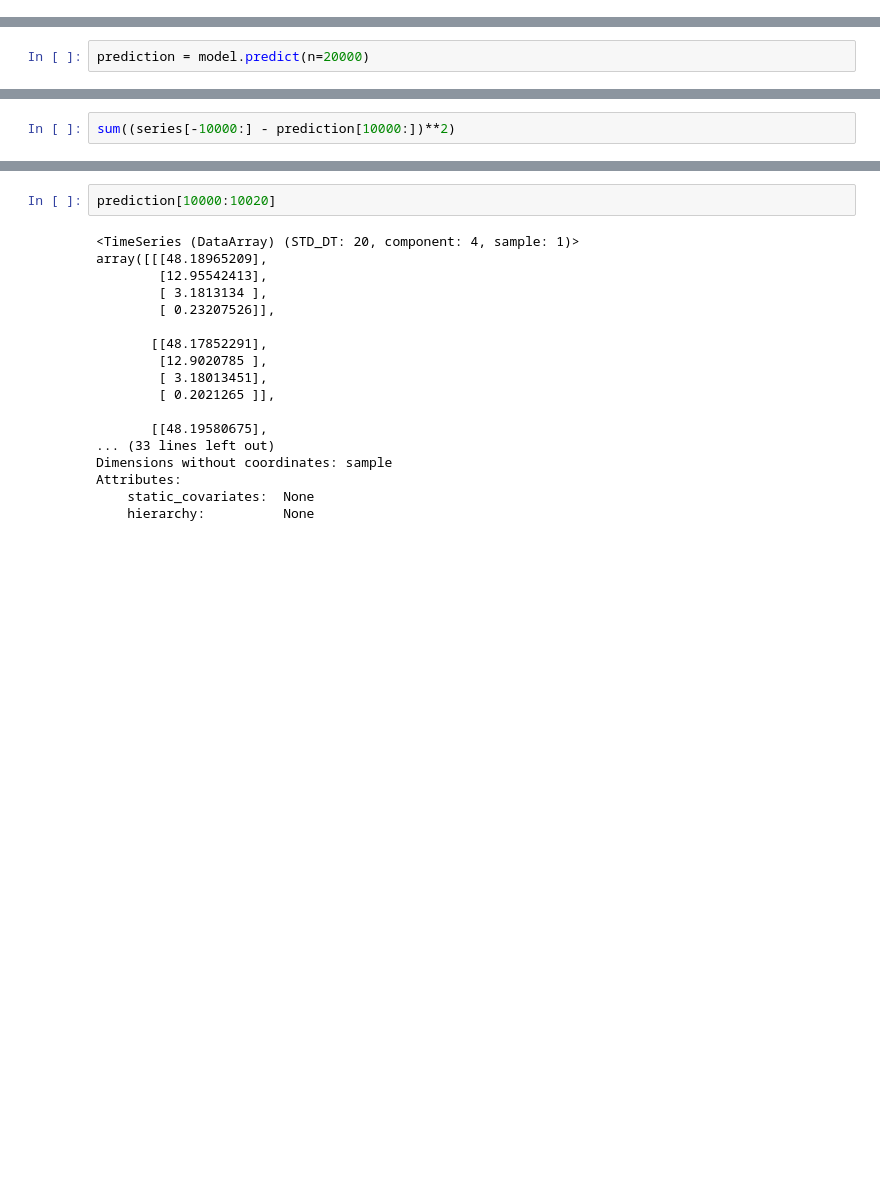
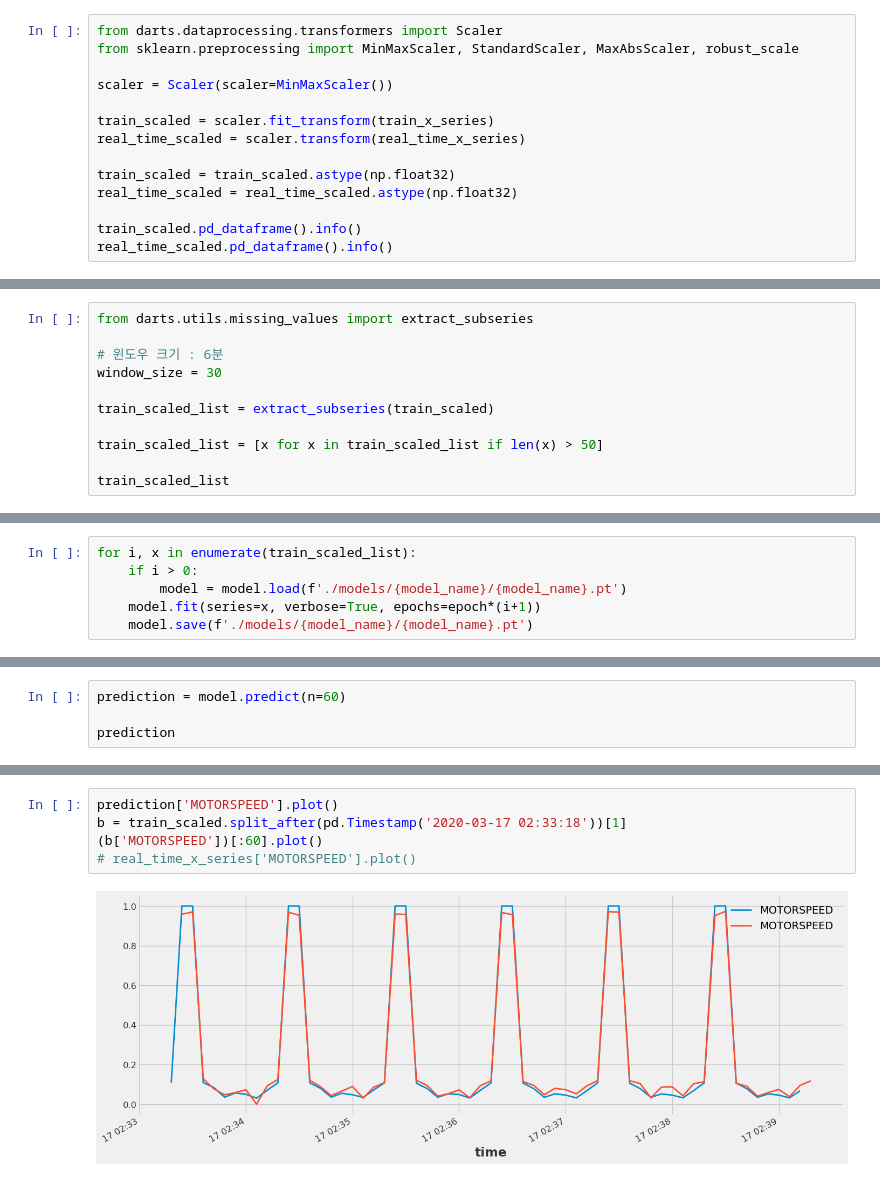
Before and after one commit to san9w9n/KampAI, a Jupyter notebook: test_darts.ipynb, the cells around one changed output, grey strips where cells are left out. Cells and saved outputs as stored; diff of their text form; blank space fills up the shorter version.

Commit message:
feat: train

```diff
--- a/test_darts.ipynb
+++ b/test_darts.ipynb
@@ -79,0 +143,14 @@ train, val = series[:-20000], series[-20000:-10000]
+# %%
+from darts.dataprocessing.transformers import Scaler
+from sklearn.preprocessing import MinMaxScaler, StandardScaler, MaxAbsScaler, robust_scale
+
+scaler = Scaler(scaler=MinMaxScaler())
+
+train_scaled = scaler.fit_transform(train_x_series)
+real_time_scaled = scaler.transform(real_time_x_series)
+
+train_scaled = train_scaled.astype(np.float32)
+real_time_scaled = real_time_scaled.astype(np.float32)
+
+train_scaled.pd_dataframe().info()
+real_time_scaled.pd_dataframe().info()
@@ -79,0 +179,11 @@ train, val = series[:-20000], series[-20000:-10000]
+# %%
+from darts.utils.missing_values import extract_subseries
+
+# 윈도우 크기 : 6분
+window_size = 30
+
+train_scaled_list = extract_subseries(train_scaled)
+
+train_scaled_list = [x for x in train_scaled_list if len(x) > 50]
+
+train_scaled_list
@@ -109,2 +240,6 @@ model.fit(train, epochs=50, val_series=val)
 # %%
-prediction = model.predict(n=20000)
+for i, x in enumerate(train_scaled_list):
+    if i > 0:
+        model = model.load(f'./models/{model_name}/{model_name}.pt')
+    model.fit(series=x, verbose=True, epochs=epoch*(i+1))
+    model.save(f'./models/{model_name}/{model_name}.pt')
@@ -111,2 +266,4 @@ prediction = model.predict(n=20000)
 # %%
-sum((series[-10000:] - prediction[10000:])**2)
+prediction = model.predict(n=60)
+
+prediction
@@ -113,20 +289,7 @@ sum((series[-10000:] - prediction[10000:])**2)
 # %%
-prediction[10000:10020]
+prediction['MOTORSPEED'].plot()
+b = train_scaled.split_after(pd.Timestamp('2020-03-17 02:33:18'))[1]
+(b['MOTORSPEED'])[:60].plot()
+# real_time_x_series['MOTORSPEED'].plot()
 # %% [output]
-<TimeSeries (DataArray) (STD_DT: 20, component: 4, sample: 1)>
-array([[[48.18965209],
-        [12.95542413],
-        [ 3.1813134 ],
-        [ 0.23207526]],
-
-       [[48.17852291],
-        [12.9020785 ],
-        [ 3.18013451],
-        [ 0.2021265 ]],
-
-       [[48.19580675],
-... (33 lines left out)
-Dimensions without coordinates: sample
-Attributes:
-    static_covariates:  None
-    hierarchy:          None
+[figure, added]
```
Also changed, not shown: parts of 18 cells of this notebook, 1 other file.
